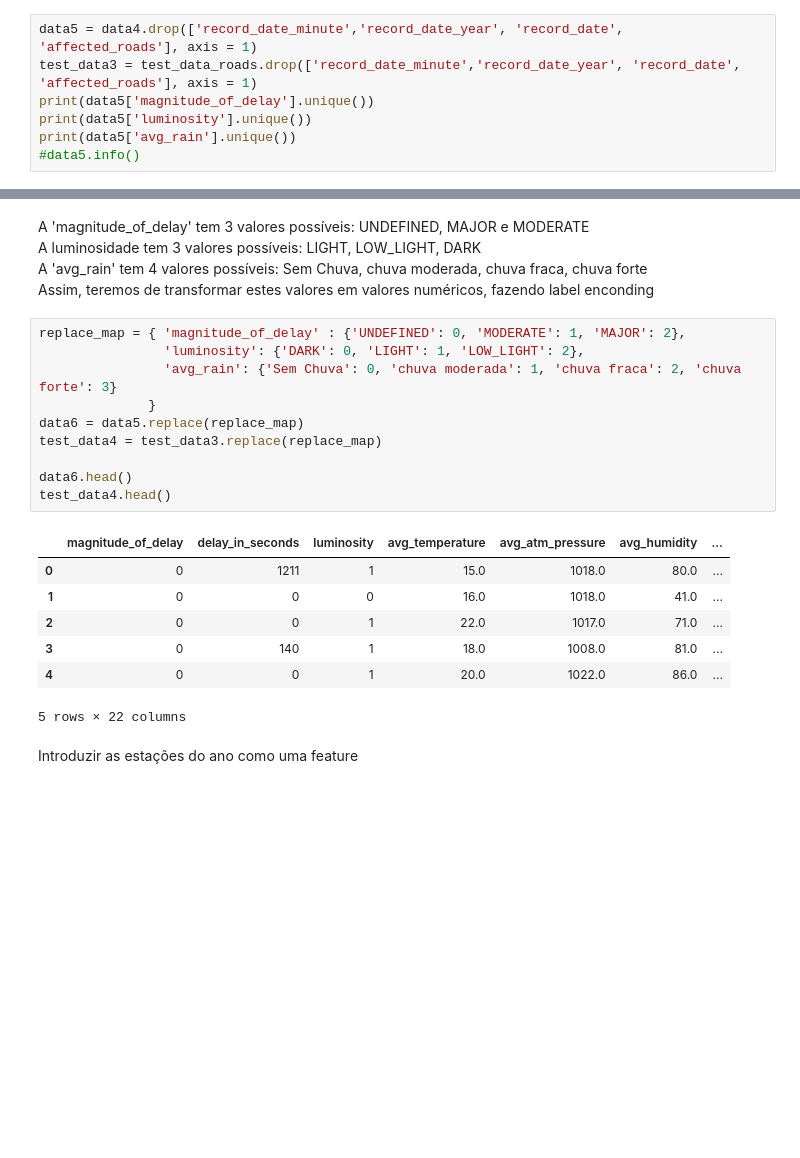
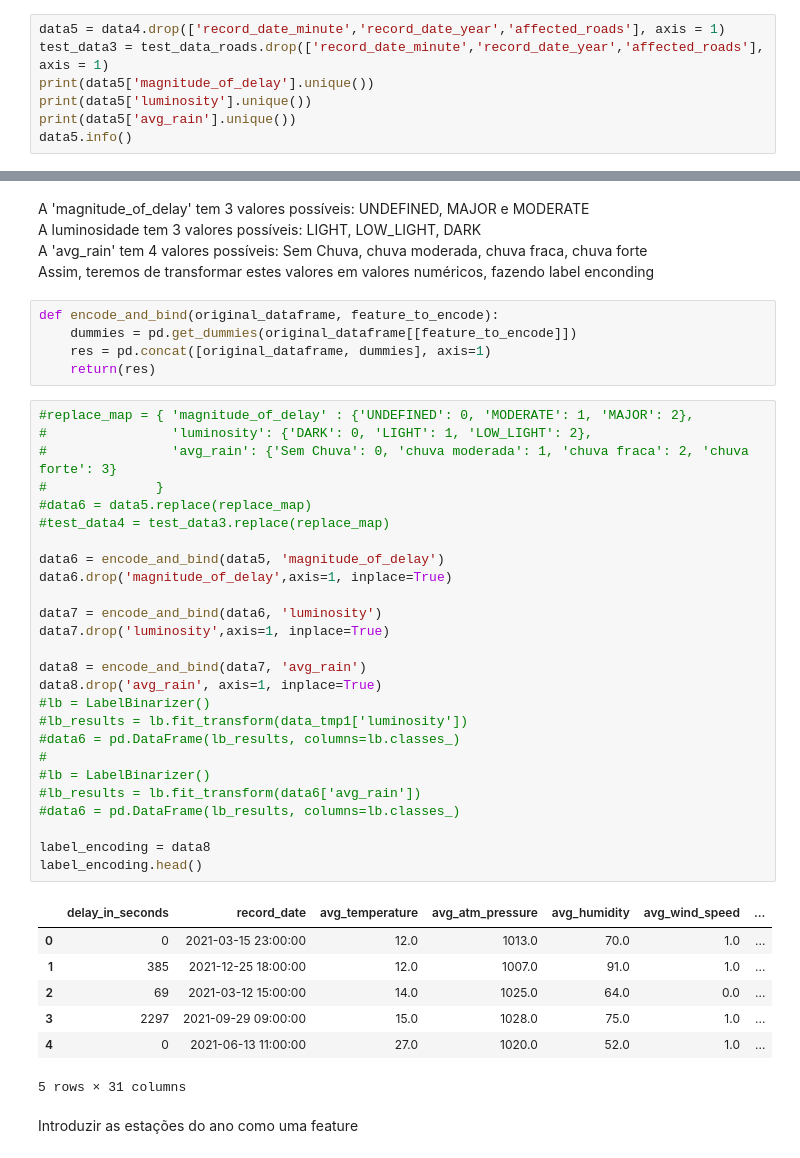
Before and after one commit to CatarinaOG/Projeto-DAA, a Jupyter notebook: decision_tree.ipynb, the cells around one changed output, grey strips where cells are left out. Cells and saved outputs as stored; diff of their text form; blank space fills up the shorter version.

```diff
--- a/decision_tree.ipynb
+++ b/decision_tree.ipynb
@@ -354,12 +356,12 @@ test_data_roads.head()
 # %% [markdown]
 Aqui podemos verificar que o ano dos incidentes, bem como o minuto, são features com um único valor, sendo então essa informação inútil.
 # %%
-data5 = data4.drop(['record_date_minute','record_date_year', 'record_date', 'affected_roads'], axis = 1)
-test_data3 = test_data_roads.drop(['record_date_minute','record_date_year', 'record_date', 'affected_roads'], axis = 1)
+data5 = data4.drop(['record_date_minute','record_date_year','affected_roads'], axis = 1)
+test_data3 = test_data_roads.drop(['record_date_minute','record_date_year','affected_roads'], axis = 1)
 print(data5['magnitude_of_delay'].unique())
 print(data5['luminosity'].unique())
 print(data5['avg_rain'].unique())
-#data5.info()
+data5.info()
 # %% [output]
 ['UNDEFINED' 'MAJOR' 'MODERATE']
 ['DARK' 'LIGHT' 'LOW_LIGHT']
@@ -369,24 +385,45 @@ A 'magnitude_of_delay' tem 3 valores possíveis: UNDEFINED, MAJOR e MODERATE <br
 A luminosidade tem 3 valores possíveis: LIGHT, LOW_LIGHT, DARK <br>
 A 'avg_rain' tem 4 valores possíveis: Sem Chuva, chuva moderada, chuva fraca, chuva forte <br>
 Assim, teremos de transformar estes valores em valores numéricos, fazendo label enconding
+# %%
+def encode_and_bind(original_dataframe, feature_to_encode):
+    dummies = pd.get_dummies(original_dataframe[[feature_to_encode]])
+    res = pd.concat([original_dataframe, dummies], axis=1)
+    return(res)
 # %%
-replace_map = { 'magnitude_of_delay' : {'UNDEFINED': 0, 'MODERATE': 1, 'MAJOR': 2},
-                'luminosity': {'DARK': 0, 'LIGHT': 1, 'LOW_LIGHT': 2},
-                'avg_rain': {'Sem Chuva': 0, 'chuva moderada': 1, 'chuva fraca': 2, 'chuva forte': 3}
-              }
-data6 = data5.replace(replace_map)
-test_data4 = test_data3.replace(replace_map)
+#replace_map = { 'magnitude_of_delay' : {'UNDEFINED': 0, 'MODERATE': 1, 'MAJOR': 2},
+#                'luminosity': {'DARK': 0, 'LIGHT': 1, 'LOW_LIGHT': 2},
+#                'avg_rain': {'Sem Chuva': 0, 'chuva moderada': 1, 'chuva fraca': 2, 'chuva forte': 3}
+#              }
+#data6 = data5.replace(replace_map)
+#test_data4 = test_data3.replace(replace_map)
 
-data6.head()
-test_data4.head()
+data6 = encode_and_bind(data5, 'magnitude_of_delay')
+data6.drop('magnitude_of_delay',axis=1, inplace=True)
+
+data7 = encode_and_bind(data6, 'luminosity')
+data7.drop('luminosity',axis=1, inplace=True)
+
+data8 = encode_and_bind(data7, 'avg_rain')
+data8.drop('avg_rain', axis=1, inplace=True)
+#lb = LabelBinarizer()
+#lb_results = lb.fit_transform(data_tmp1['luminosity'])
+#data6 = pd.DataFrame(lb_results, columns=lb.classes_)
+#
+#lb = LabelBinarizer()
+#lb_results = lb.fit_transform(data6['avg_rain'])
+#data6 = pd.DataFrame(lb_results, columns=lb.classes_)
+
+label_encoding = data8
+label_encoding.head()
 # %% [output]
-|  | magnitude_of_delay | delay_in_seconds | luminosity | avg_temperature | avg_atm_pressure | avg_humidity | ... |
-| 0 | 0 | 1211 | 1 | 15.0 | 1018.0 | 80.0 | ... |
-| 1 | 0 | 0 | 0 | 16.0 | 1018.0 | 41.0 | ... |
-| 2 | 0 | 0 | 1 | 22.0 | 1017.0 | 71.0 | ... |
-| 3 | 0 | 140 | 1 | 18.0 | 1008.0 | 81.0 | ... |
-| 4 | 0 | 0 | 1 | 20.0 | 1022.0 | 86.0 | ... |
+|  | delay_in_seconds | record_date | avg_temperature | avg_atm_pressure | avg_humidity | avg_wind_speed | ... |
+| 0 | 0 | 2021-03-15 23:00:00 | 12.0 | 1013.0 | 70.0 | 1.0 | ... |
+| 1 | 385 | 2021-12-25 18:00:00 | 12.0 | 1007.0 | 91.0 | 1.0 | ... |
+| 2 | 69 | 2021-03-12 15:00:00 | 14.0 | 1025.0 | 64.0 | 0.0 | ... |
+| 3 | 2297 | 2021-09-29 09:00:00 | 15.0 | 1028.0 | 75.0 | 1.0 | ... |
+| 4 | 0 | 2021-06-13 11:00:00 | 27.0 | 1020.0 | 52.0 | 1.0 | ... |
-5 rows × 22 columns
+5 rows × 31 columns
 # %% [markdown]
 Introduzir as estações do ano como uma feature
 # %%
```
Also changed, not shown: parts of 22 cells of this notebook.
